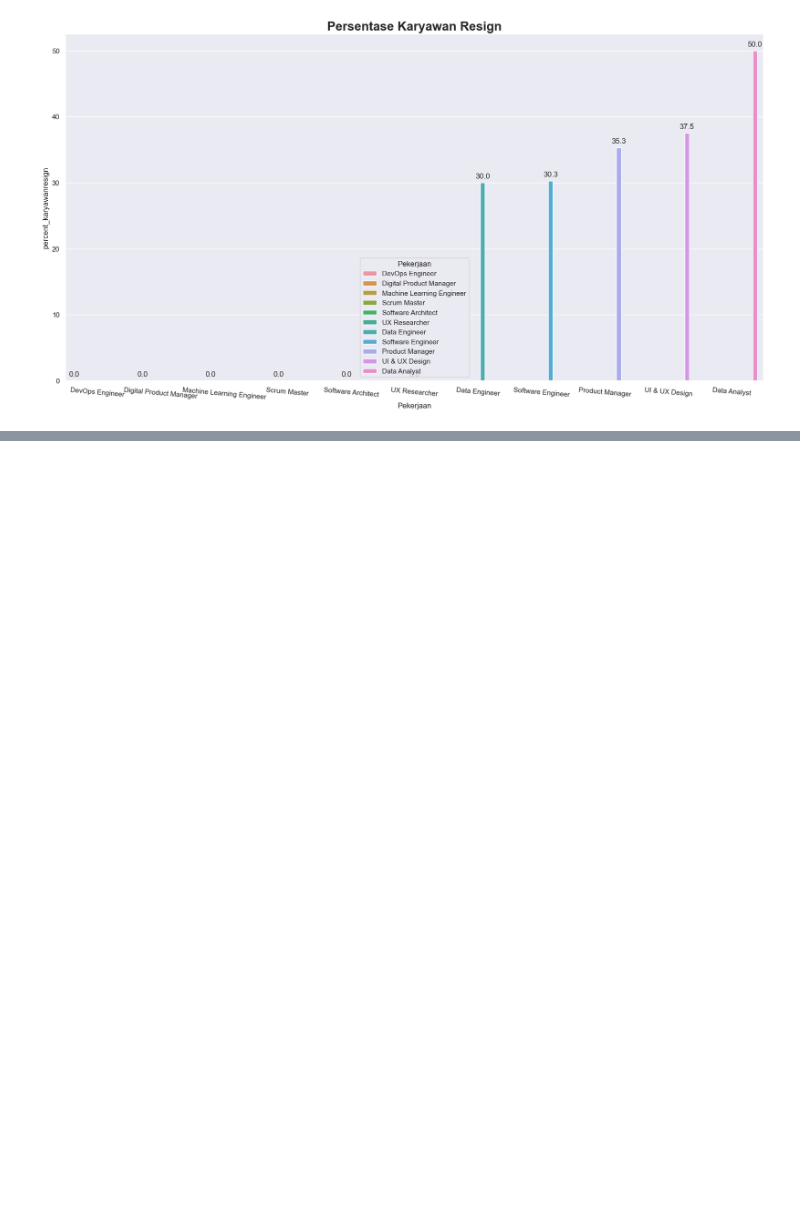
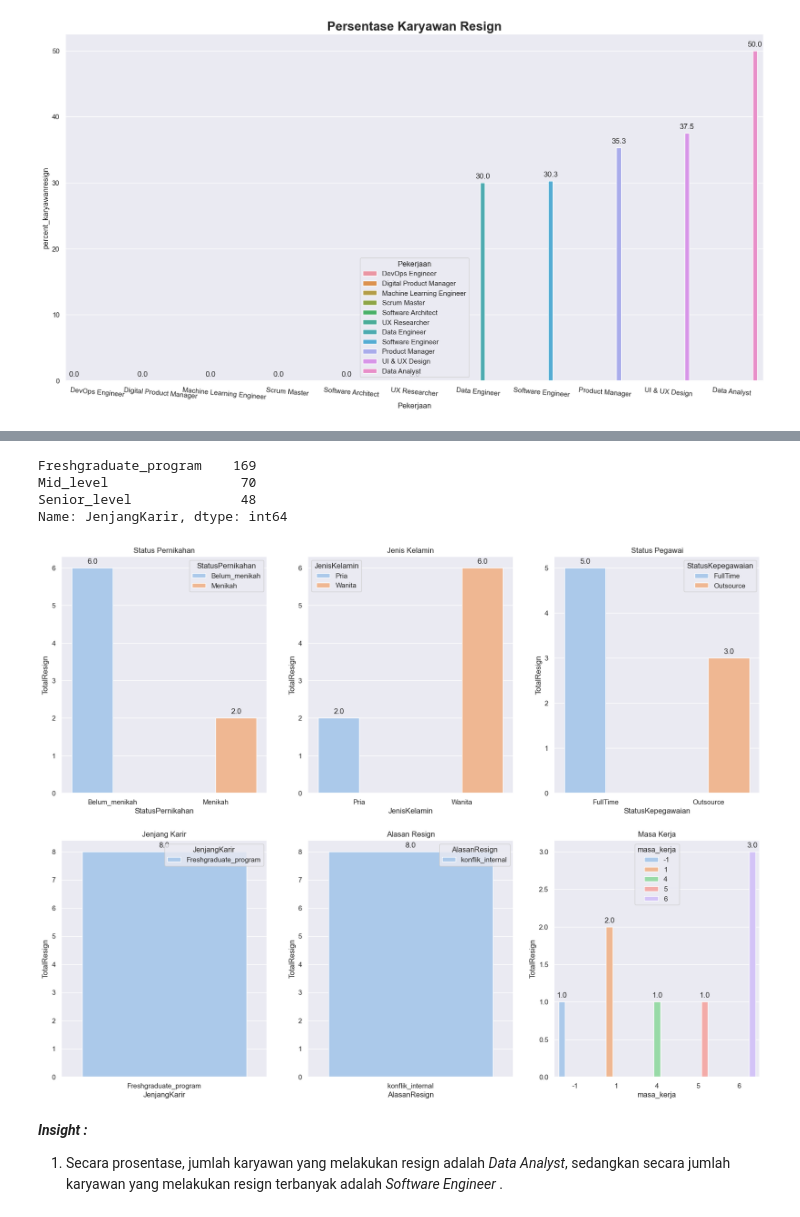
Before and after one commit to masendhy/improving_employee_retention, a Jupyter notebook: employee_retention.ipynb, the cells around one changed output, grey strips where cells are left out. Cells and saved outputs as stored; diff of their text form; code cells hidden in the pictures; blank space fills up the shorter version.

Commit message:
data insight

```diff
--- a/employee_retention.ipynb
+++ b/employee_retention.ipynb
@@ -400,6 +400,8 @@ df_engine['TahunHiring'] = df_engine['TahunHiring'].astype('int')
 #crate new table for TahunResign
 df_engine['TahunResign'] = df_engine['TanggalResign'].dt.year
 df_engine['TahunResign'] = df_engine['TahunResign'].astype('Int64') # use capital of I, Prevent the occurrence of IntCastingNaNError
+# %%
+df_engine['masa_kerja'] = df_engine['TahunResign']-df_engine['TahunHiring']
 # %%
 hiring = df_engine[['TahunHiring','TanggalHiring']].groupby('TahunHiring')['TanggalHiring'].count().reset_index().rename(columns={
     'TahunHiring':'Tahun',
@@ -664,3 +666,8 @@ for p in ax.patches:
     ax.annotate(format(p.get_height(), '.1f'), (p.get_x() + p.get_width() / 2., p.get_height()), ha = 'center', va = 'center', xytext = (0, 10), textcoords = 'offset points')
 # %% [output]
 [figure]
+# %%
+# Data Analyst Resign Detail
+
+resign_DA = df_engine[(df_engine['Pekerjaan']=='Data Analyst') & (df_engine['has_resigned']==1)]
+resign_DA.describe().T
@@ -666,0 +700,73 @@ for p in ax.patches:
+# %%
+df_engine['JenjangKarir'].value_counts()
+# %% [output]
+Freshgraduate_program    169
+Mid_level                 70
+Senior_level              48
+Name: JenjangKarir, dtype: int64
+# %%
+#lets show resign_DA visualization
+status_pernikahan_DA = resign_DA[['StatusPernikahan','has_resigned']].groupby('StatusPernikahan')['has_resigned'].sum().reset_index().rename(columns={'has_resigned':'TotalResign'})
+jenis_kelamin_DA = resign_DA[['JenisKelamin','has_resigned']].groupby('JenisKelamin')['has_resigned'].sum().reset_index().rename(columns={'has_resigned':'TotalResign'})
+status_pegawai_DA = resign_DA[['StatusKepegawaian','has_resigned']].groupby('StatusKepegawaian')['has_resigned'].sum().reset_index().rename(columns={'has_resigned':'TotalResign'})
+jenjang_karir_DA = resign_DA[['JenjangKarir','has_resigned']].groupby('JenjangKarir')['has_resigned'].sum().reset_index().rename(columns={'has_resigned':'TotalResign'})
+alasan_resign_DA = resign_DA[['AlasanResign','has_resigned']].groupby('AlasanResign')['has_resigned'].sum().reset_index().rename(columns={'has_resigned':'TotalResign'})
+masa_kerja_DA = resign_DA[['masa_kerja','has_resigned']].groupby('masa_kerja')['has_resigned'].sum().reset_index().rename(columns={'has_resigned':'TotalResign'})
+
+#status_pernikahan
+fig,ax = plt.subplots(figsize=(20,15))
+sns.set_theme(style="darkgrid", palette="pastel")
+plt.subplot(2,3,1)
+ax = sns.barplot(data=status_pernikahan_DA, x='StatusPernikahan', y='TotalResign',hue='StatusPernikahan')
+ax.title.set_text('Status Pernikahan')
+#set bar_labels for all bars
+for p in ax.patches:
+    ax.annotate(format(p.get_height(), '.1f'), (p.get_x() + p.get_width() / 2., p.get_height()), ha = 'center', va = 'center', xytext = (0, 10), textcoords = 'offset points')
+
+
+#jenis_kelamin
+plt.subplot(2,3,2)
+ax = sns.barplot(data=jenis_kelamin_DA, x='JenisKelamin', y='TotalResign',hue='JenisKelamin')
+ax.title.set_text('Jenis Kelamin')
+#set bar_labels for all bars
+for p in ax.patches:
+    ax.annotate(format(p.get_height(), '.1f'), (p.get_x() + p.get_width() / 2., p.get_height()), ha = 'center', va = 'center', xytext = (0, 10), textcoords = 'offset points')
+
+#status_pegawai
+plt.subplot(2,3,3)
+ax = sns.barplot(data=status_pegawai_DA, x='StatusKepegawaian', y='TotalResign',hue='StatusKepegawaian')
+ax.title.set_text('Status Pegawai')
+#set bar_labels for all bars
+for p in ax.patches:
+    ax.annotate(format(p.get_height(), '.1f'), (p.get_x() + p.get_width() / 2., p.get_height()), ha = 'center', va = 'center', xytext = (0, 10), textcoords = 'offset points')
+
+#jenjang_karir
+plt.subplot(2,3,4)
+ax = sns.barplot(data=jenjang_karir_DA, x='JenjangKarir', y='TotalResign',hue='JenjangKarir')
+ax.title.set_text('Jenjang Karir')
+#set bar_labels for all bars
+for p in ax.patches:
+    ax.annotate(format(p.get_height(), '.1f'), (p.get_x() + p.get_width() / 2., p.get_height()), ha = 'center', va = 'center', xytext = (0, 10), textcoords = 'offset points')
+
+
+#alasan_resign
+plt.subplot(2,3,5)
+ax = sns.barplot(data=alasan_resign_DA, x='AlasanResign', y='TotalResign',hue='AlasanResign')
+ax.title.set_text('Alasan Resign')
+#set bar_labels for all bars
+for p in ax.patches:
+    ax.annotate(format(p.get_height(), '.1f'), (p.get_x() + p.get_width() / 2., p.get_height()), ha = 'center', va = 'center', xytext = (0, 10), textcoords = 'offset points')
+
+#masa_kerja
+plt.subplot(2,3,6)
+ax = sns.barplot(data=masa_kerja_DA, x='masa_kerja', y='TotalResign',hue='masa_kerja')
+ax.title.set_text('Masa Kerja')
+#set bar_labels for all bars
+for p in ax.patches:
+    ax.annotate(format(p.get_height(), '.1f'), (p.get_x() + p.get_width() / 2., p.get_height()), ha = 'center', va = 'center', xytext = (0, 10), textcoords = 'offset points')
+# %% [output]
+[figure, added]
+# %% [markdown]
+***Insight :***
+
+1. Secara prosentase, jumlah karyawan yang melakukan resign adalah _Data Analyst_, sedangkan secara jumlah karyawan yang melakukan resign terbanyak adalah _Software Engineer_ .
```
Also changed, not shown: parts of 2 cells of this notebook.
